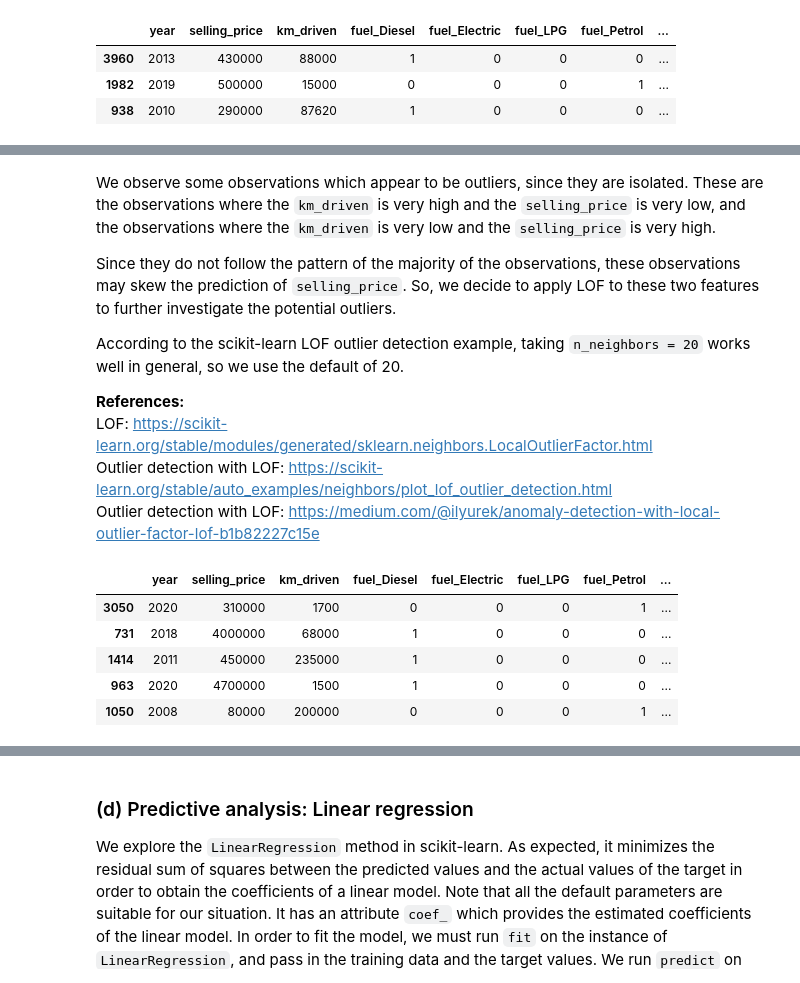
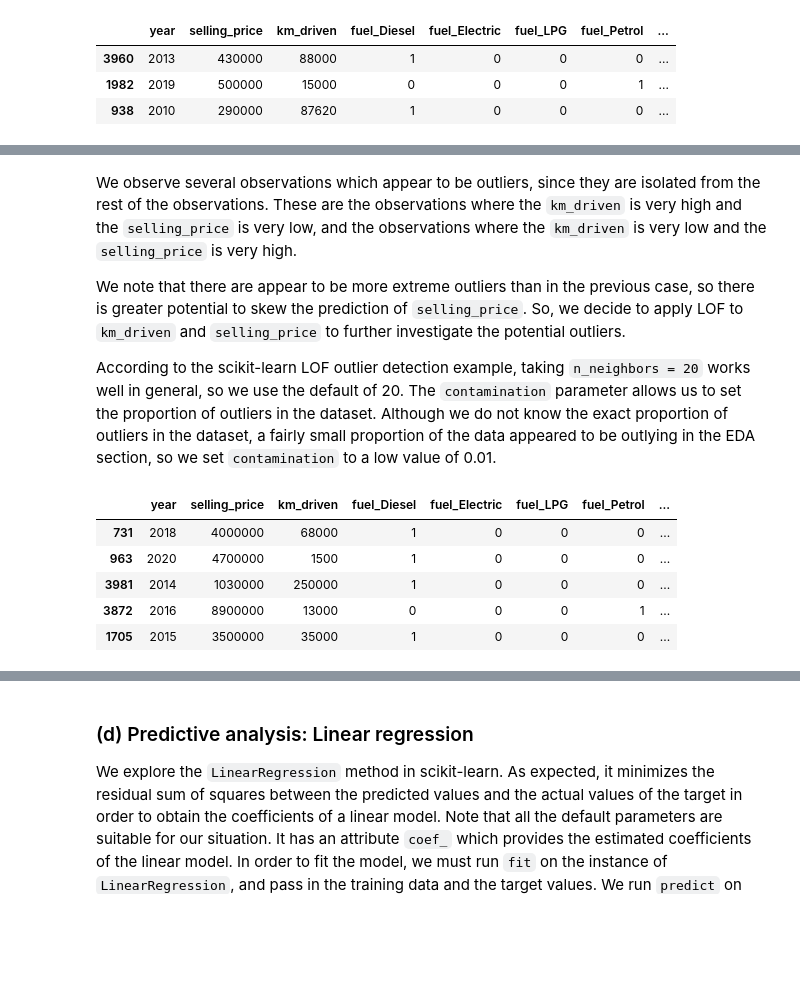
Before and after one commit to Natasa127/CSI4142-A3, a Jupyter notebook: Regression.ipynb, the cells around one changed output, grey strips where cells are left out. Saved outputs shown, nothing was run; the diff lists cells and outputs as text; code cells hidden in the pictures; blank space fills up the shorter version.

```diff
--- a/Regression.ipynb
+++ b/Regression.ipynb
@@ -402,33 +416,26 @@ plt.show()
 # %% [markdown]
-We observe some observations which appear to be outliers, since they are isolated. These are the observations where the `km_driven` is very high and the `selling_price` is very low, and the observations where the `km_driven` is very low and the `selling_price` is very high.
+We observe several observations which appear to be outliers, since they are isolated from the rest of the observations. These are the observations where the `km_driven` is very high and the `selling_price` is very low, and the observations where the `km_driven` is very low and the `selling_price` is very high.
 
-Since they do not follow the pattern of the majority of the observations, these observations may skew the prediction of `selling_price`. So, we decide to apply LOF to these two features to further investigate the potential outliers.
+We note that there are appear to be more extreme outliers than in the previous case, so there is greater potential to skew the prediction of `selling_price`. So, we decide to apply LOF to `km_driven` and `selling_price` to further investigate the potential outliers.
 
-According to the scikit-learn LOF outlier detection example, taking `n_neighbors = 20` works well in general, so we use the default of 20.
-
-**References:**<br>
-LOF: https://scikit-learn.org/stable/modules/generated/sklearn.neighbors.LocalOutlierFactor.html <br>
-Outlier detection with LOF: https://scikit-learn.org/stable/auto_examples/neighbors/plot_lof_outlier_detection.html <br>
-Outlier detection with LOF: https://medium.com/@ilyurek/anomaly-detection-with-local-outlier-factor-lof-b1b82227c15e
+According to the scikit-learn LOF outlier detection example, taking `n_neighbors = 20` works well in general, so we use the default of 20. The `contamination` parameter allows us to set the proportion of outliers in the dataset. Although we do not know the exact proportion of outliers in the dataset, a fairly small proportion of the data appeared to be outlying in the EDA section, so we set `contamination` to a low value of 0.01.
 # %%
-# Create a copy of the dataset to include the outlier analysis
-train_outlier_anal = train.copy()
 # Initialize the model
-lof = LocalOutlierFactor()
-# Predict whether every value is an outlier or not using the model
-km_driven_pred = lof.fit_predict(train_outlier_anal[['km_driven', 'selling_price']])
+lof = LocalOutlierFactor(contamination = 0.01)
+# Predict whether every value is an outlier or not using the model (-1 represents an outlier and +1 represents an inlier)
+km_driven_pred = lof.fit_predict(train[['km_driven', 'selling_price']])
 # Store the negative LOF scores (the higher, the more normal)
-train_outlier_anal['LOF_Score'] = lof.negative_outlier_factor_
-# Store the outlier prediction (-1 represents an outlier and +1 represents an inlier)
-train_outlier_anal['Outlier'] = km_driven_pred
+lof_score = lof.negative_outlier_factor_
 # Store the outliers and inliers, and display a few outliers
-outliers = train_outlier_anal[train_outlier_anal['Outlier'] == -1].copy()
-inliers = train_outlier_anal[train_outlier_anal['Outlier'] == 1].copy()
+inliers = train[km_driven_pred == 1].copy()
+inliers['LOF_Score'] = lof_score[km_driven_pred == 1]
+outliers = train[km_driven_pred == -1].copy()
+outliers['LOF_Score'] = lof_score[km_driven_pred == -1]
 outliers.head()
 # %% [output]
 |  | year | selling_price | km_driven | fuel_Diesel | fuel_Electric | fuel_LPG | fuel_Petrol | ... |
-| 3050 | 2020 | 310000 | 1700 | 0 | 0 | 0 | 1 | ... |
 | 731 | 2018 | 4000000 | 68000 | 1 | 0 | 0 | 0 | ... |
-| 1414 | 2011 | 450000 | 235000 | 1 | 0 | 0 | 0 | ... |
 | 963 | 2020 | 4700000 | 1500 | 1 | 0 | 0 | 0 | ... |
-| 1050 | 2008 | 80000 | 200000 | 0 | 0 | 0 | 1 | ... |
+| 3981 | 2014 | 1030000 | 250000 | 1 | 0 | 0 | 0 | ... |
+| 3872 | 2016 | 8900000 | 13000 | 0 | 0 | 0 | 1 | ... |
+| 1705 | 2015 | 3500000 | 35000 | 1 | 0 | 0 | 0 | ... |
```
Also changed, not shown: parts of 29 cells of this notebook.
